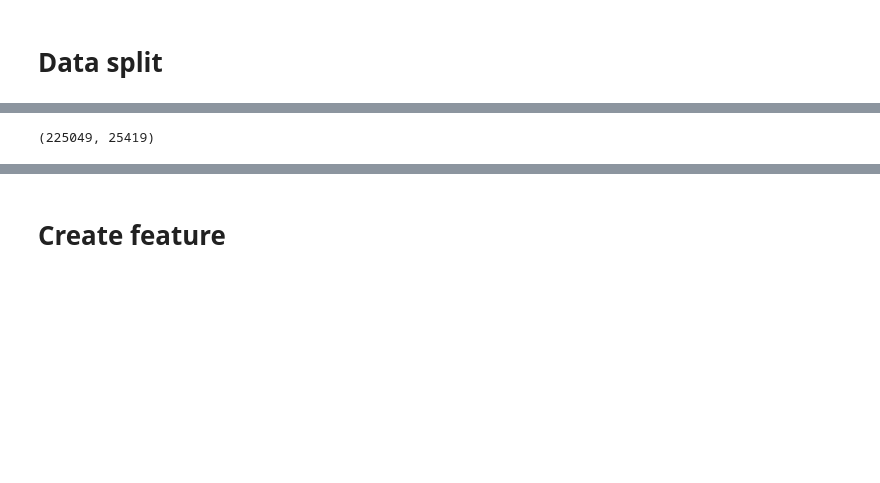
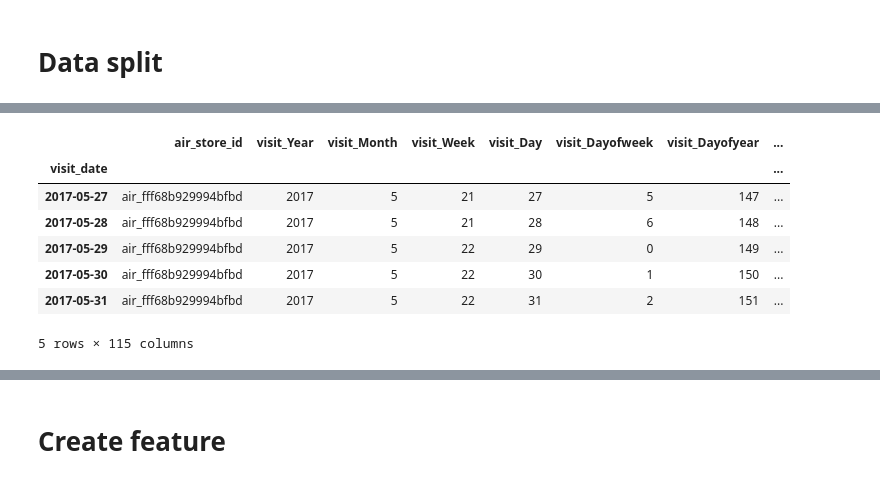
Before and after one commit to xiaochuan-du/ml_utils, a Jupyter notebook: proj/floyd/MLproject.ipynb, the cells around one changed output, grey strips where cells are left out. Cells and saved outputs as stored; diff of their text form; code cells hidden in the pictures; blank space fills up the shorter version.

```diff
--- a/proj/floyd/MLproject.ipynb
+++ b/proj/floyd/MLproject.ipynb
@@ -169,6 +211,6 @@ date_info.csv          test_set               weather_data_merge.csv
 # %%
-trn_like_data = pd.read_feather(f'{PATH}trn_like_data')
-test_set = pd.read_feather(f'{PATH}test_set')
+dataset = pd.read_feather(f'{PATH}dataset')
+# test_set = pd.read_feather(f'{PATH}test_set')
 
 contin_vars = pickle.load(open(f'{PATH}contin_vars.pkl', 'rb'))
 cat_vars = pickle.load(open(f'{PATH}cat_vars.pkl','rb'))
@@ -179,8 +221,42 @@ cat_vars = pickle.load(open(f'{PATH}cat_vars.pkl','rb'))
 # test_set,*_ = utils.add_prop(test_set, ts_prep)
 # cat_vars.extend(cats)
 # contin_vars.extend(contins)
-# %%
-train_set, valid_set = yysplit(trn_like_data)
-len(train_set), len(valid_set)
-# %% [output]
-(225049, 25419)
+# %%
+def dataset_split(data_raw):
+    def split(df):
+        trn_len = int(np.floor(len(df) * 0.9))
+        valid_len = len(df) - trn_len
+        df['type'] = 0  #0 for train 1 for valid
+        indexs = df.index
+        df = df.reset_index()
+        df.loc[trn_len:, 'type'] =  1
+        return df
+
+    test = pd.read_csv('{}sample_submission.csv'.format(PATH))
+    test_data = utils.tes2trn(test)
+    test_stores = test_data.air_store_id.unique()
+    data_raw.visit_date = data_raw.visit_date.astype('str')
+    test_data.visit_date = test_data.visit_date.astype('str')
+    test_set = data_raw[data_raw.visit_date.isin(test_data.visit_date.unique())]
+    data_raw = data_raw[~data_raw.visit_date.isin(test_data.visit_date.unique())]
+    data = data_raw[data_raw.air_store_id.isin(test_stores)]
+    tag_data = data.groupby('air_store_id').apply(split)
+    t = tag_data.set_index('index')
+    train_set = t[t.type == 0]
+    valid_set = t[t.type == 1]
+    train_set = train_set.reset_index().drop(['index', 'type'], axis=1)
+    valid_set = valid_set.reset_index().drop(['index', 'type'], axis=1)
+    return train_set, valid_set, test_set
+# %%
+train_set, valid_set, test_set = dataset_split(dataset)
+# %%
+test_set.tail()
+# %% [output]
+|  | air_store_id | visit_Year | visit_Month | visit_Week | visit_Day | visit_Dayofweek | visit_Dayofyear | ... |
+| visit_date |  |  |  |  |  |  |  | ... |
+| 2017-05-27 | air_fff68b929994bfbd | 2017 | 5 | 21 | 27 | 5 | 147 | ... |
+| 2017-05-28 | air_fff68b929994bfbd | 2017 | 5 | 21 | 28 | 6 | 148 | ... |
+| 2017-05-29 | air_fff68b929994bfbd | 2017 | 5 | 22 | 29 | 0 | 149 | ... |
+| 2017-05-30 | air_fff68b929994bfbd | 2017 | 5 | 22 | 30 | 1 | 150 | ... |
+| 2017-05-31 | air_fff68b929994bfbd | 2017 | 5 | 22 | 31 | 2 | 151 | ... |
+5 rows × 115 columns
```
Also changed, not shown: parts of 23 cells of this notebook, 1 other file.
